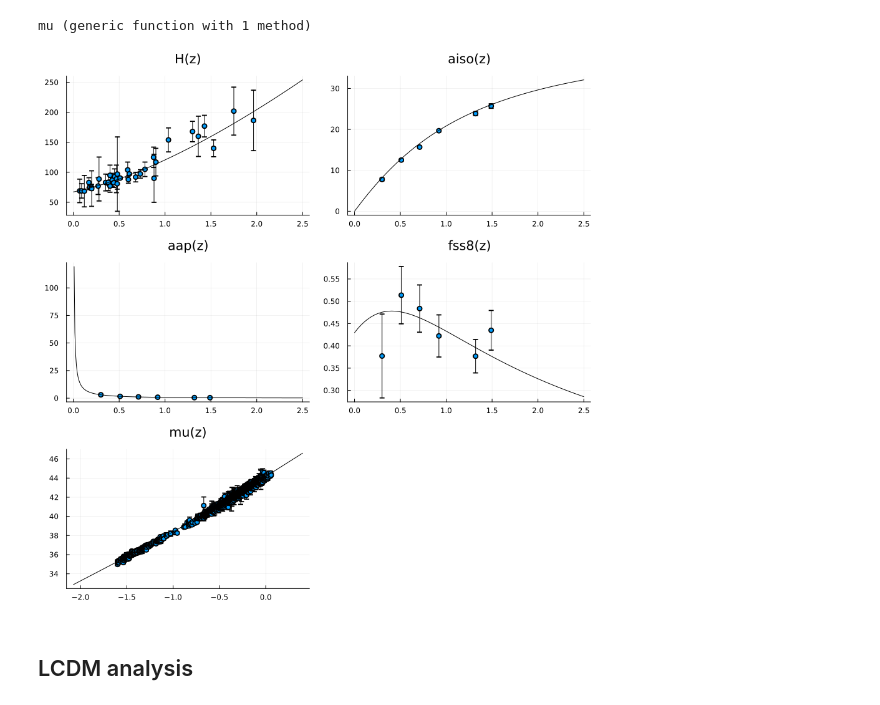
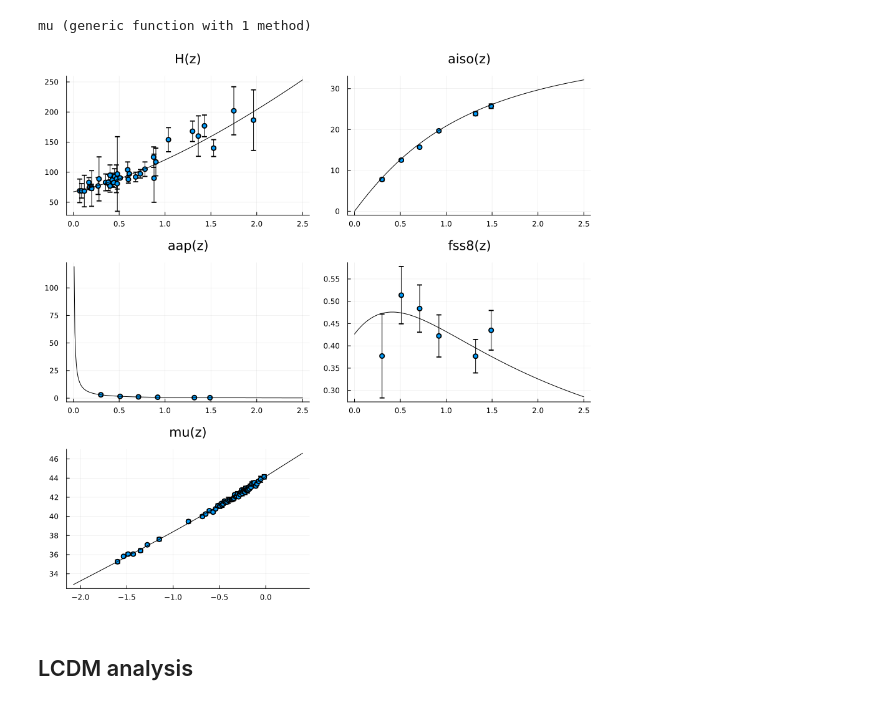
Before and after one commit to JaimeRZP/wb_gp, a Jupyter notebook: scripts_summer2026/Script_-m.ipynb, the cells around one changed output. Cells and saved outputs as stored; diff of their text form; code cells hidden in the pictures.

```diff
--- a/scripts_summer2026/Script_-m.ipynb
+++ b/scripts_summer2026/Script_-m.ipynb
@@ -180,11 +180,11 @@ sup_cov_filt = supernovae_cov[keep_idx, keep_idx];
 
 function data_mu()
 
-    z = supernovae[!,"zHD"]
-    z_hel = supernovae[!,"zHEL"]
-    data = supernovae[!,"MU"]
+    z = supernovae[!,"zHD"][1:30:end]
+    z_hel = supernovae[!,"zHEL"][1:30:end]
+    data = supernovae[!,"MU"][1:30:end]
 
-    cov = Symmetric(sup_cov_filt)
+    cov = Symmetric(sup_cov_filt[1:30:end, 1:30:end])
 
     err = sqrt.(diag(cov))
 
@@ -419,36 +419,35 @@ end
 mu (generic function with 1 method)
 # %%
 # cosmo_fid: Table 2 of https://arxiv.org/pdf/1807.06209, TT,TE,EE+lowE 68% limits
-rd_red = 147.05;
 
 z_integ1 = range(0.0, 2.5, length=300);
 
 klog = range(log(0.0001), stop=log(100.0), length=300);
 k_integ = exp.(klog)
 cosmo = Cosmology(Ωm=0.3153, Ωb=0.049, h=0.6736, σ8=0.8111, ns=0.9649)
-cosmo_fid = Cosmology(Ωm=0.3166, Ωb=0.049, h=0.6727, σ8=0.8120, ns=0.9649)
+cosmo_fid = Cosmology(Ωm=0.3138, Ωb=0.049, h=0.6736, σ8=0.81, ns=0.9649)
 
 # r_star = 144.39;  # Mpc
-r_d_fid = 147.05
+r_d_fid = 147.09
 
 ez_test = Ez(cosmo, z_integ1);
 ez_fid_test = Ez(cosmo_fid, z_integ1);
 # %%
 p0 = plot(datahz.z, datahz.data, yerr=hz_err, seriestype=:scatter,title="H(z)", legend=false)
 p1 = plot(dataDESI.z1, dataDESI.data_dvrd, yerr=aiso_err, seriestype=:scatter,title="aiso(z)", legend=false)
 p2 = plot(dataDESI.z1, dataDESI.data_dhdm, yerr=aap_err, seriestype=:scatter, title="aap(z)", legend=false)
 p3 = plot(dataDESI.z1, dataDESI.data_fss8, yerr=fss8_err, seriestype=:scatter, title="fss8(z)", legend=false)
 p4 = plot(log10.(datamu.z), datamu.data, yerr=mu_err, seriestype=:scatter, title="mu(z)", legend=false)
 
 plot!(p0, z_integ1, hz_from_ez(z_integ1, cosmo_fid.cpar.h, ez_fid_test), color=:black)
-plot!(p1, z_integ1, a_iso(z_integ1, cosmo_fid.cpar.h, rd_red, ez_fid_test), color=:black)
+plot!(p1, z_integ1, a_iso(z_integ1, cosmo_fid.cpar.h, r_d_fid, ez_fid_test), color=:black)
 plot!(p2, z_integ1, a_ap(z_integ1, cosmo_fid.cpar.h, ez_fid_test), color=:black)
 plot!(p3, z_integ1, fss8_from_ez(z_integ1, z_integ1, ez_fid_test, k_integ, r_d_fid, r_d_fid, cosmo_fid), color=:black)
 plot!(p4, log10.(z_integ1), mu(z_integ1, z_integ1, cosmo_fid.cpar.h, ez_fid_test), color=:black)
 
 plot(p0, p1, p2, p3, p4, layout=(3,2), size=(900,900))
 # %% [output]
-[figure, old version]
+[figure, new version]
 # %% [markdown]
 ## LCDM analysis
 # %%
```
Also changed, not shown: parts of 14 cells of this notebook, 5 other files.
